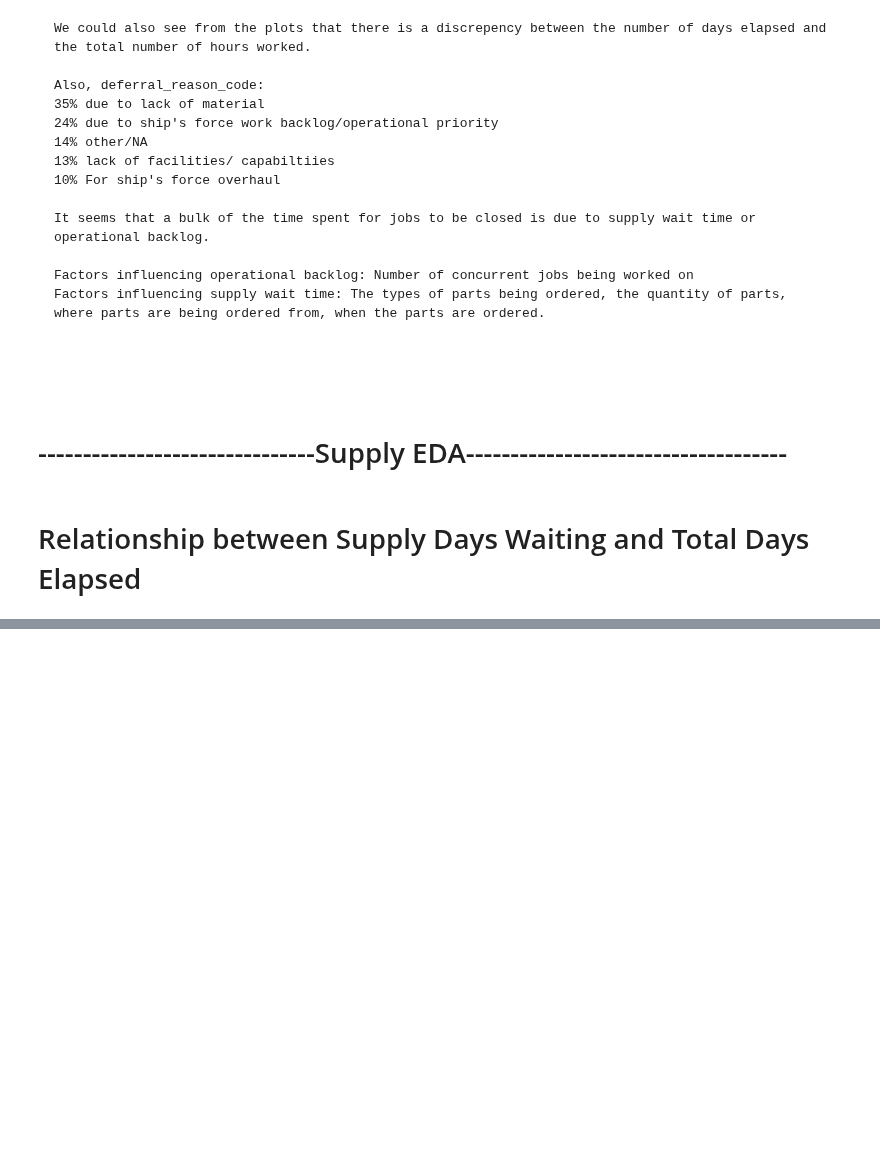
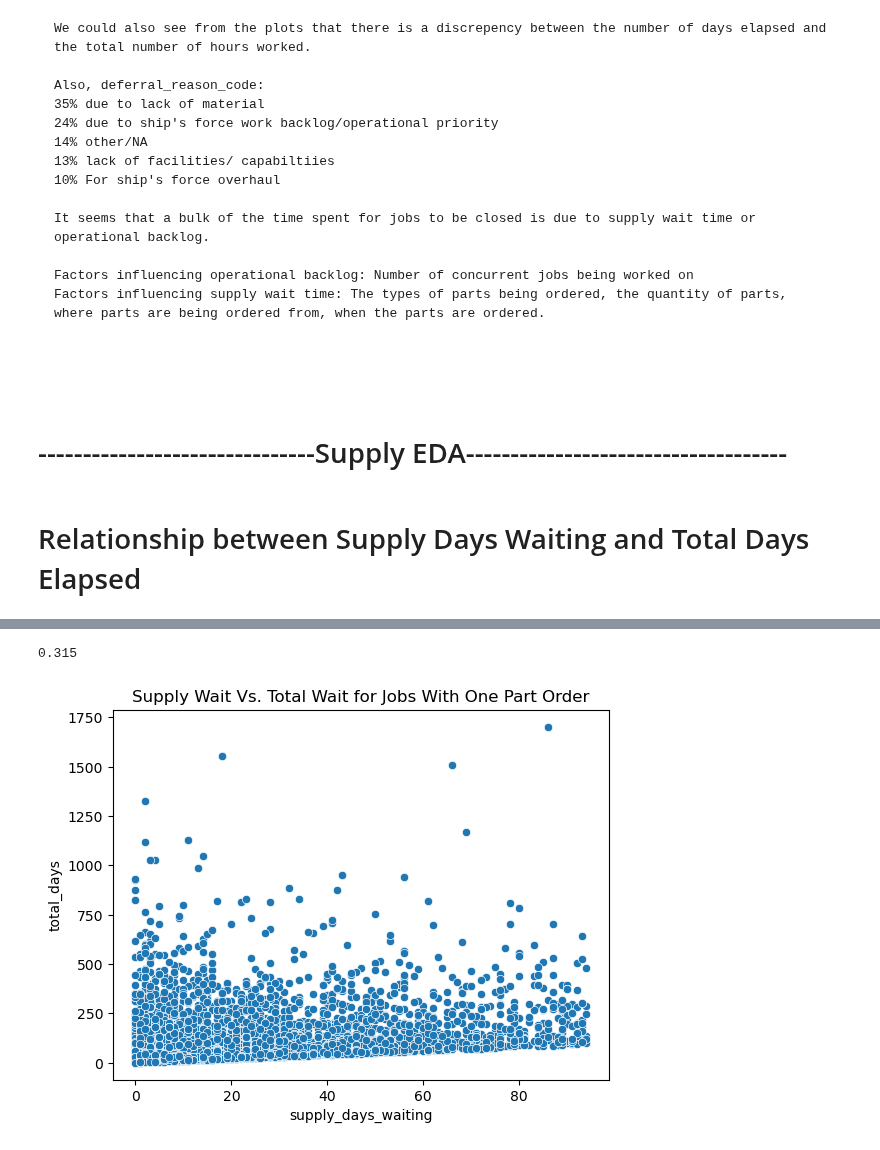
Before and after one commit to jcarswell073/Fleet-Sustainment-HVAC-Project, a Jupyter notebook: Notebooks/jeff_EDA.ipynb, the cells around one changed output, grey strips where cells are left out. Cells and saved outputs as stored; diff of their text form; code cells hidden in the pictures; blank space fills up the shorter version.

```diff
--- a/Notebooks/jeff_EDA.ipynb
+++ b/Notebooks/jeff_EDA.ipynb
@@ -206,0 +269,18 @@ Factors influencing supply wait time: The types of parts being ordered, the quan
+# %%
+# Lets look only at rows where job_seq is present once.
+#see if there is any relationship
+
+#having multiple part orders may add noise.
+#if any sign of a relationship, could look into group by operations to only conisder longest time to arrive part
+unique_jobs = supply_sub['job_seq'].value_counts()
+unique_jobs = unique_jobs[unique_jobs == 1].index
+
+supply_unique = supply_sub[supply_sub['job_seq'].isin(unique_jobs)]
+
+sns.scatterplot(x = 'supply_days_waiting', y = 'total_days', data = supply_unique)
+plt.title('Supply Wait Vs. Total Wait for Jobs With One Part Order')
+
+supply_unique['supply_days_waiting'].corr(supply_unique['total_days']).round(3) #0.315
+# %% [output]
+0.315
+[figure, added]
```
Also changed, not shown: parts of 6 cells of this notebook.
